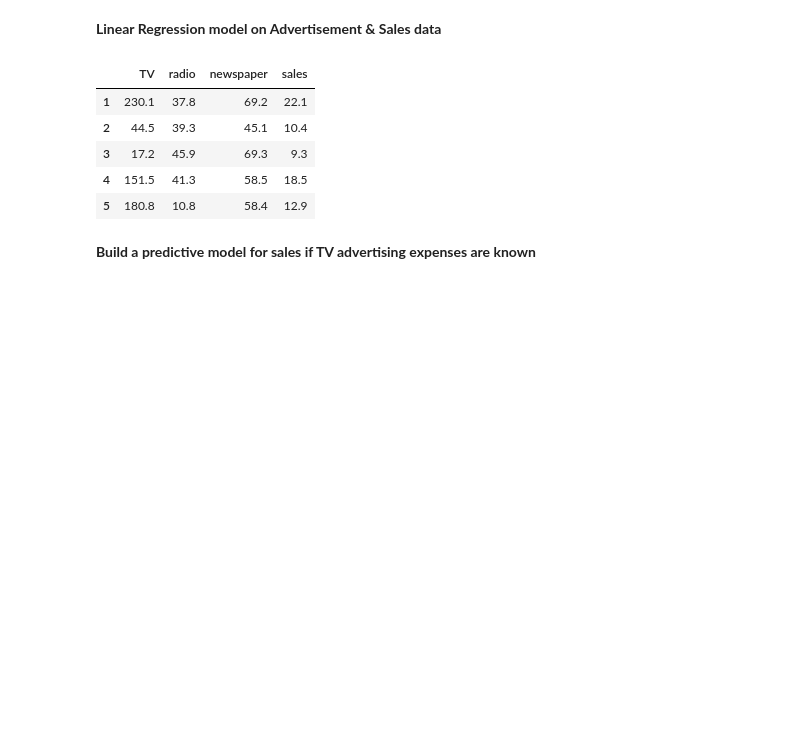
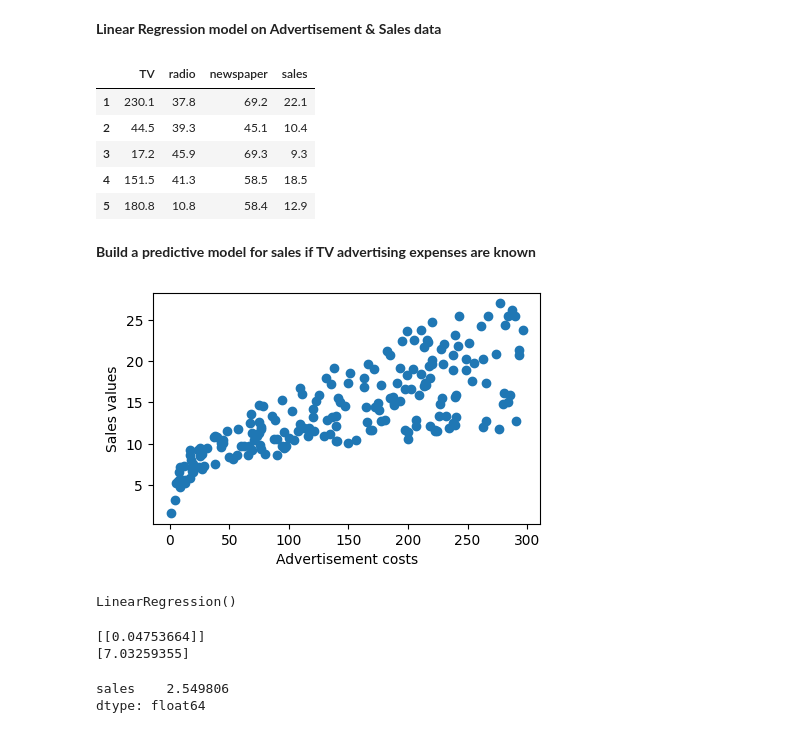
Before and after one commit to bipulshahi/polytechnic_barh, a Jupyter notebook: Python_ML_3.ipynb, the cells around one changed output. Drawn from its saved outputs; the diff is of its cells as text; code cells hidden in the pictures; blank space fills up the shorter version.

```diff
--- a/Python_ML_3.ipynb
+++ b/Python_ML_3.ipynb
@@ -69,5 +70,13 @@ df.head()
 # %% [markdown]
 **Build a predictive model for sales if TV advertising expenses are known**
 # %%
-X = df.TV
-y = df.sales
+X = df[['TV']]
+y = df[['sales']]
+# %%
+plt.figure(figsize=(5,3))
+plt.scatter(X,y)
+plt.xlabel('Advertisement costs')
+plt.ylabel('Sales values')
+plt.show()
+# %% [output]
+[figure, added]
@@ -73,0 +87,14 @@ y = df.sales
+# %%
+from sklearn.linear_model import LinearRegression
+
+model_B = LinearRegression()
+
+model_B.fit(X,y)
+# %% [output]
+LinearRegression()
+# %%
+print(model_B.coef_)
+print(model_B.intercept_)
+# %% [output]
+[[0.04753664]]
+[7.03259355]
@@ -73,0 +104,6 @@ y = df.sales
+# %%
+mae = abs(y - Yp).mean()
+print(mae)
+# %% [output]
+sales    2.549806
+dtype: float64
```
Also changed, not shown: parts of 5 cells of this notebook.
